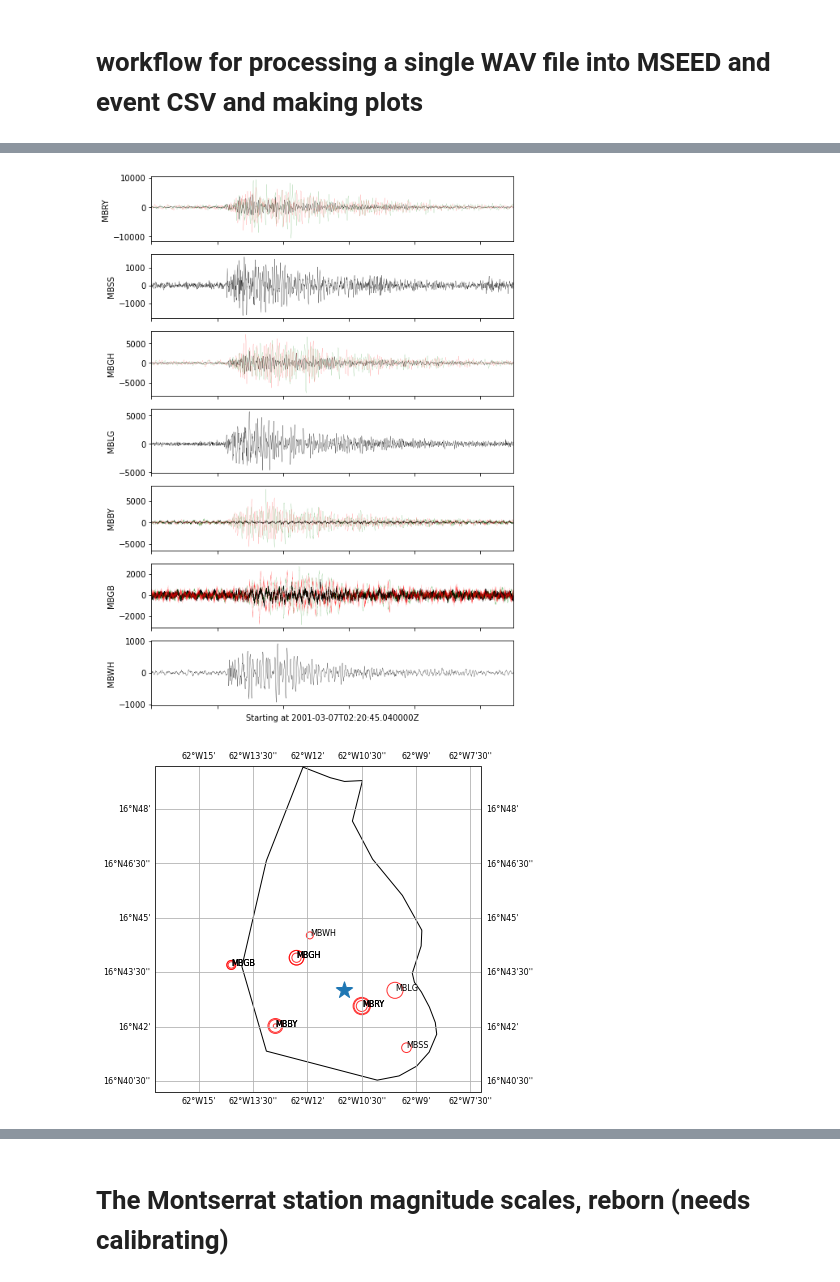
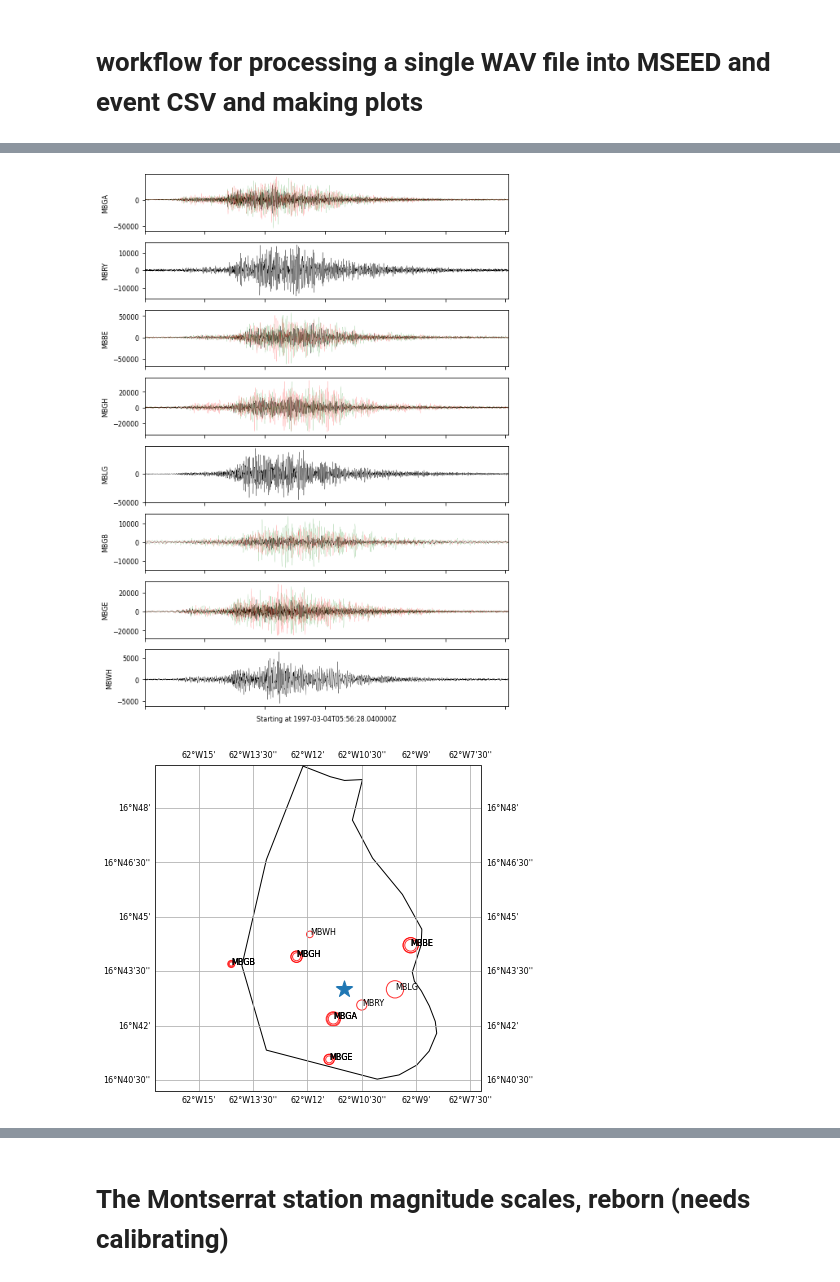
Before and after one commit to gthompson/kitchensinkGT, a Jupyter notebook: PROJECTS/MontserratML/enhance_waveform_file.ipynb, the cells around one changed output, grey strips where cells are left out. Saved outputs shown, nothing was run; the diff lists cells and outputs as text; code cells hidden in the pictures.

```diff
--- a/PROJECTS/MontserratML/enhance_waveform_file.ipynb
+++ b/PROJECTS/MontserratML/enhance_waveform_file.ipynb
@@ -16,6 +16,7 @@ station0hypfile = os.path.join(SEISAN_DATA, 'DAT', 'STATION0_MVO.HYP')
 station_locationsDF = parse_STATION0HYP(station0hypfile)
 
 wavpath = os.path.join(SEISAN_DATA, 'WAV', SEISAN_DB, '2001/03/2001-03-07-0220-45S.MVO___019')
+wavpath = os.path.join(SEISAN_DATA, 'WAV', SEISAN_DB, '1997/03/9703-04-0556-28S.MVO_18_1')
 wavbase = os.path.basename(wavpath)
 CALDIR = os.path.join(SEISAN_DATA, 'CAL')
 
@@ -64,2 +65,2 @@ MV.MBLG..SHZ | 2001-03-07T02:20:45.040000Z - 2001-03-07T02:21:40.026667Z | 75.0
-[figure, old version]
+[figure, new version]
-[figure, old version]
+[figure, new version]
```
Also changed, not shown: parts of 1 cell of this notebook, 15 other files.
